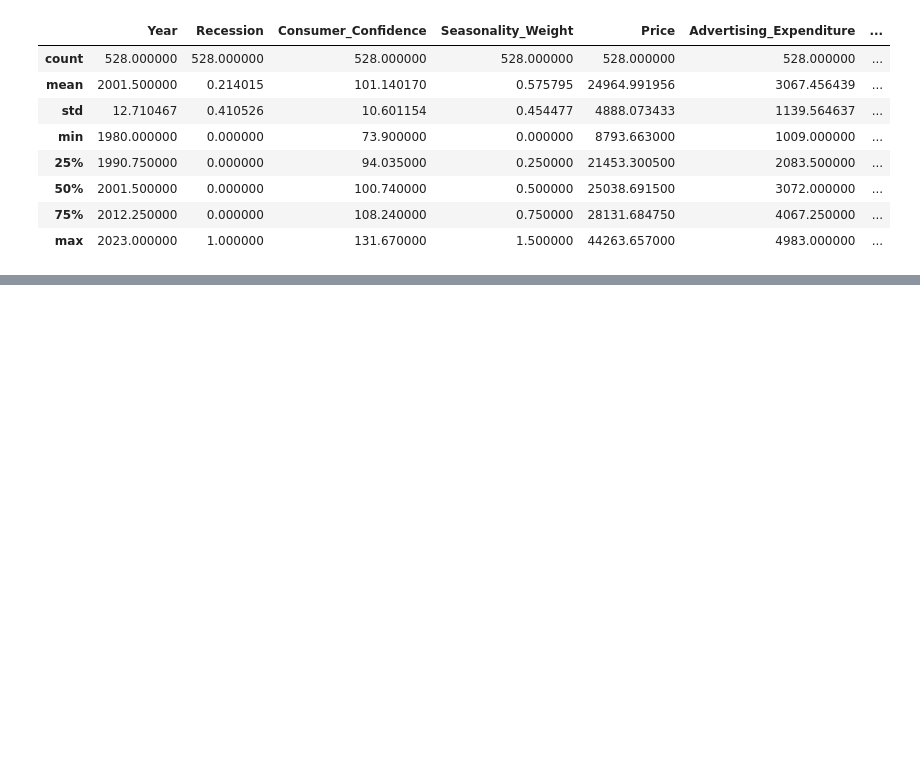
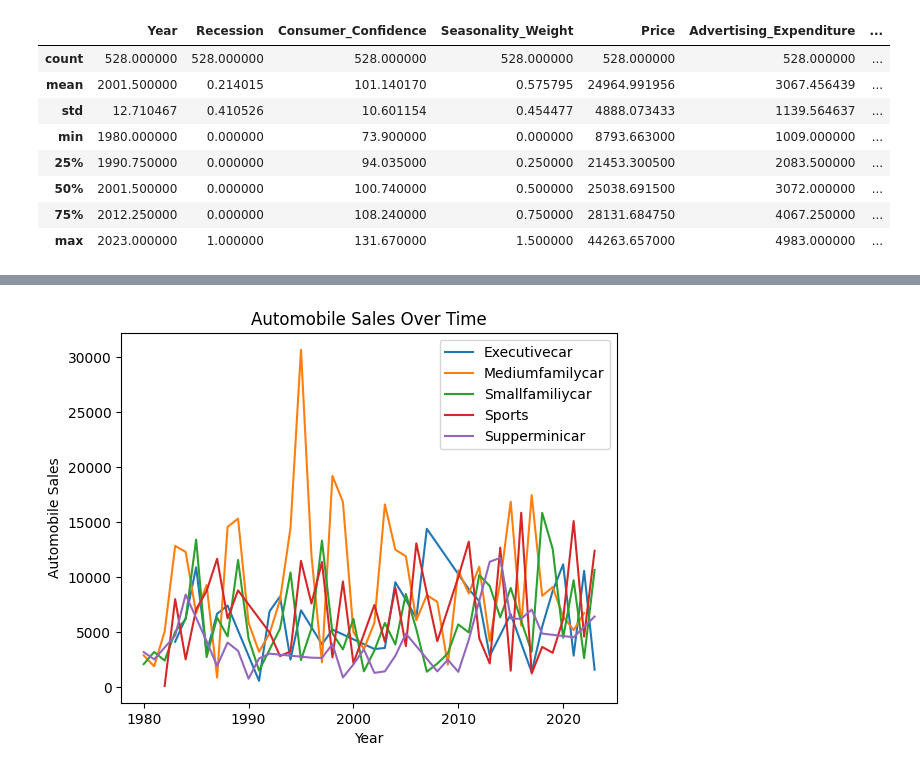
Before and after one commit to LucasTBandeira/AutomobileSalesAnalysis, a Jupyter notebook: RecessionVisualization.ipynb, the cells around one changed output, grey strips where cells are left out. Saved outputs shown, nothing was run; the diff lists cells and outputs as text; code cells hidden in the pictures; blank space fills up the shorter version.

```diff
--- a/RecessionVisualization.ipynb
+++ b/RecessionVisualization.ipynb
@@ -69,0 +100,13 @@ sales_df.describe()
+# %%
+df_multi = sales_df.groupby(['Year', 'Vehicle_Type'], as_index=False)['Automobile_Sales'].sum()
+df_multi.set_index('Year', inplace=True)
+df_multi = df_multi.groupby(['Vehicle_Type'])['Automobile_Sales']
+df_multi.plot(kind='line')
+
+plt.xlabel('Year')
+plt.ylabel('Automobile Sales')
+plt.title('Automobile Sales Over Time')
+plt.legend()
+plt.show()
+# %% [output]
+[figure, added]
```
Also changed, not shown: parts of 4 cells of this notebook.
